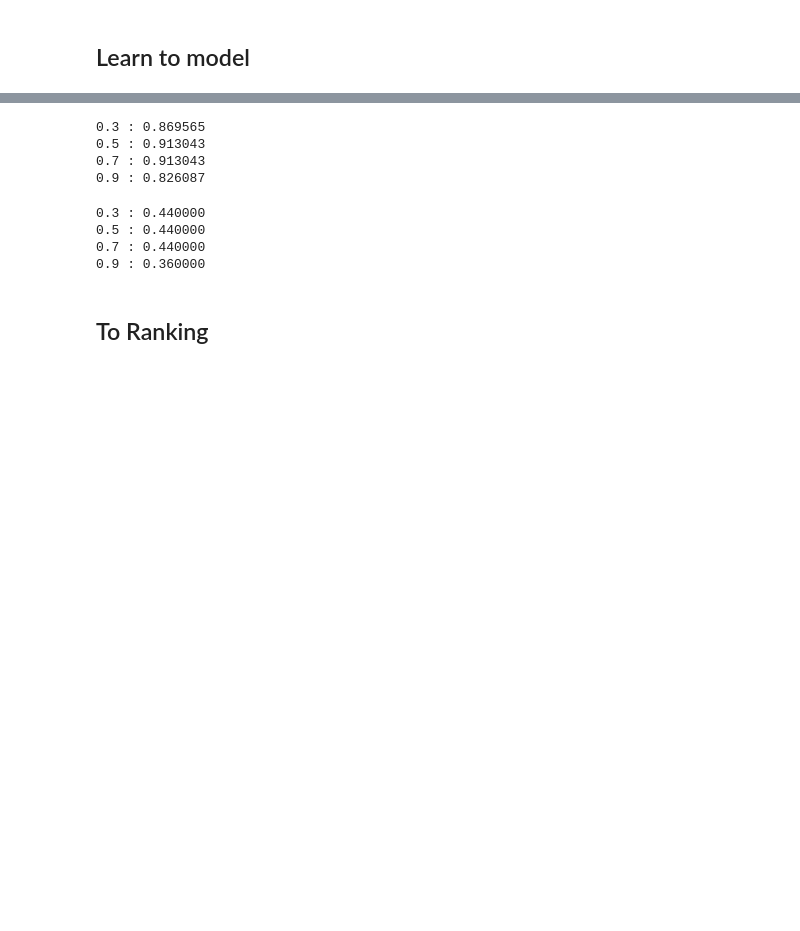
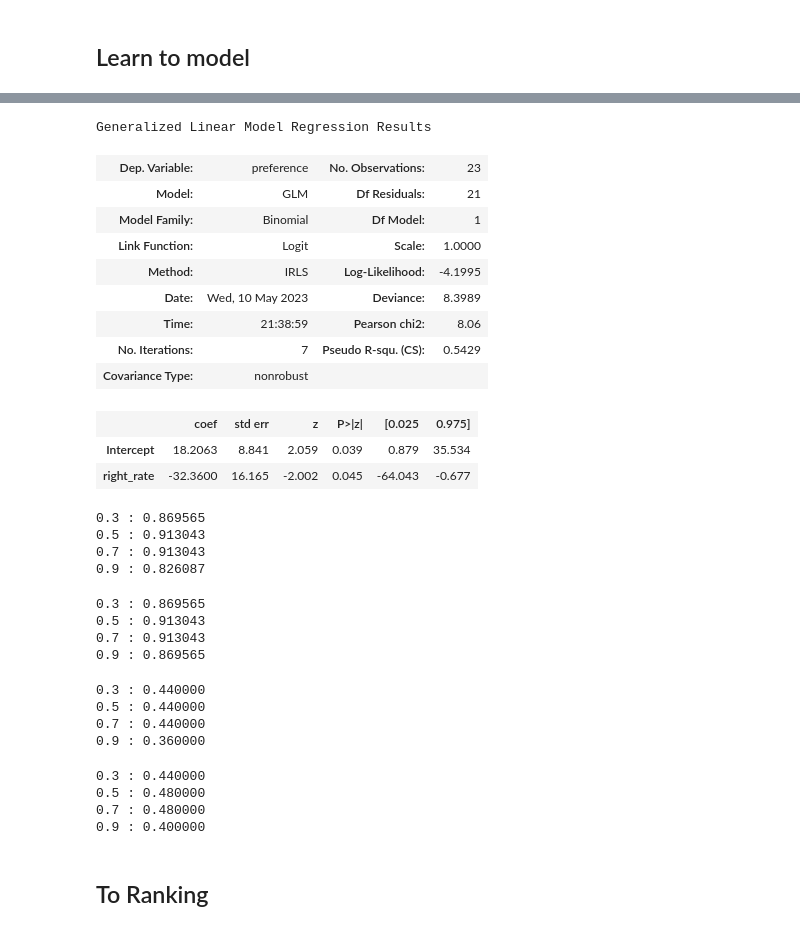
Before and after one commit to qjrm2333/ML_Term_Project, a Jupyter notebook: task3_eda.ipynb, the cells around one changed output, grey strips where cells are left out. Cells and saved outputs as stored; diff of their text form; code cells hidden in the pictures; blank space fills up the shorter version.

```diff
--- a/task3_eda.ipynb
+++ b/task3_eda.ipynb
@@ -278,4 +278,26 @@ Generalized Linear Model Regression Results
 | Intercept | 26.6330 | 22.792 | 1.169 | 0.243 | -18.039 | 71.305 |
 | left_rate | -7.3353 | 15.377 | -0.477 | 0.633 | -37.474 | 22.803 |
 | right_rate | -40.6138 | 28.556 | -1.422 | 0.155 | -96.583 | 15.355 |
+# %%
+#left_rate's p-value is also high and that it is not appropriate
+#However, it is strange that only one value affects the comparison of the two objects when understood in common sense,
+#so I would like to make two models and check them all.
+model2 = smf.glm(formula = 'preference ~ right_rate',
+                data=data_training, family=sm.families.Binomial())
+fit2 = model2.fit()
+fit2.summary()
+# %% [output]
+Generalized Linear Model Regression Results
+| Dep. Variable: | preference | No. Observations: | 23 |
+| Model: | GLM | Df Residuals: | 21 |
+| Model Family: | Binomial | Df Model: | 1 |
+| Link Function: | Logit | Scale: | 1.0000 |
+| Method: | IRLS | Log-Likelihood: | -4.1995 |
+| Date: | Wed, 10 May 2023 | Deviance: | 8.3989 |
+| Time: | 21:38:59 | Pearson chi2: | 8.06 |
+| No. Iterations: | 7 | Pseudo R-squ. (CS): | 0.5429 |
+| Covariance Type: | nonrobust |  |  |
+|  | coef | std err | z | P>|z| | [0.025 | 0.975] |
+| Intercept | 18.2063 | 8.841 | 2.059 | 0.039 | 0.879 | 35.534 |
+| right_rate | -32.3600 | 16.165 | -2.002 | 0.045 | -64.043 | -0.677 |
 # %%
@@ -302,4 +324,28 @@ print("0.9 : %f" % np.mean(Ytrain==Yhat))
 0.5 : 0.913043
 0.7 : 0.913043
 0.9 : 0.826087
+# %%
+# Learn the training data in Model 2 and check the appropriate probabilities.
+
+Xtrain = sm.add_constant(data_training.loc[:, 'left_rate':'right_rate'])
+Ytrain = data_training.preference
+
+prob = fit2.predict(Xtrain)
+
+Yhat = 1*(prob>0.3)
+print("0.3 : %f" % np.mean(Ytrain==Yhat))
+
+Yhat = 1*(prob>0.5)
+print("0.5 : %f" % np.mean(Ytrain==Yhat))
+
+Yhat = 1*(prob>0.7)
+print("0.7 : %f" % np.mean(Ytrain==Yhat))
+
+Yhat = 1*(prob>0.9)
+print("0.9 : %f" % np.mean(Ytrain==Yhat))
+# %% [output]
+0.3 : 0.869565
+0.5 : 0.913043
+0.7 : 0.913043
+0.9 : 0.869565
 # %%
@@ -325,6 +371,29 @@ print("0.9 : %f" % np.mean(Ytest==Yhat_test))
 0.5 : 0.440000
 0.7 : 0.440000
 0.9 : 0.360000
+# %%
+# Verifying the probability of Model 2 using test data
+Xtest = sm.add_constant(data_test.loc[:, 'left_rate':'right_rate'])
+Ytest = data_test.preference
+
+prob_test = fit2.predict(Xtest)
+
+Yhat_test = 1*(prob_test>0.3)
+print("0.3 : %f" % np.mean(Ytest==Yhat_test))
+
+Yhat_test = 1*(prob_test>0.5)
+print("0.5 : %f" % np.mean(Ytest==Yhat_test))
+
+Yhat_test = 1*(prob_test>0.7)
+print("0.7 : %f" % np.mean(Ytest==Yhat_test))
+
+Yhat_test = 1*(prob_test>0.9)
+print("0.9 : %f" % np.mean(Ytest==Yhat_test))
+# %% [output]
+0.3 : 0.440000
+0.5 : 0.480000
+0.7 : 0.480000
+0.9 : 0.400000
 # %% [markdown]
 ## To Ranking
 # %%
```
Also changed, not shown: parts of 10 cells of this notebook, 1 other file.
